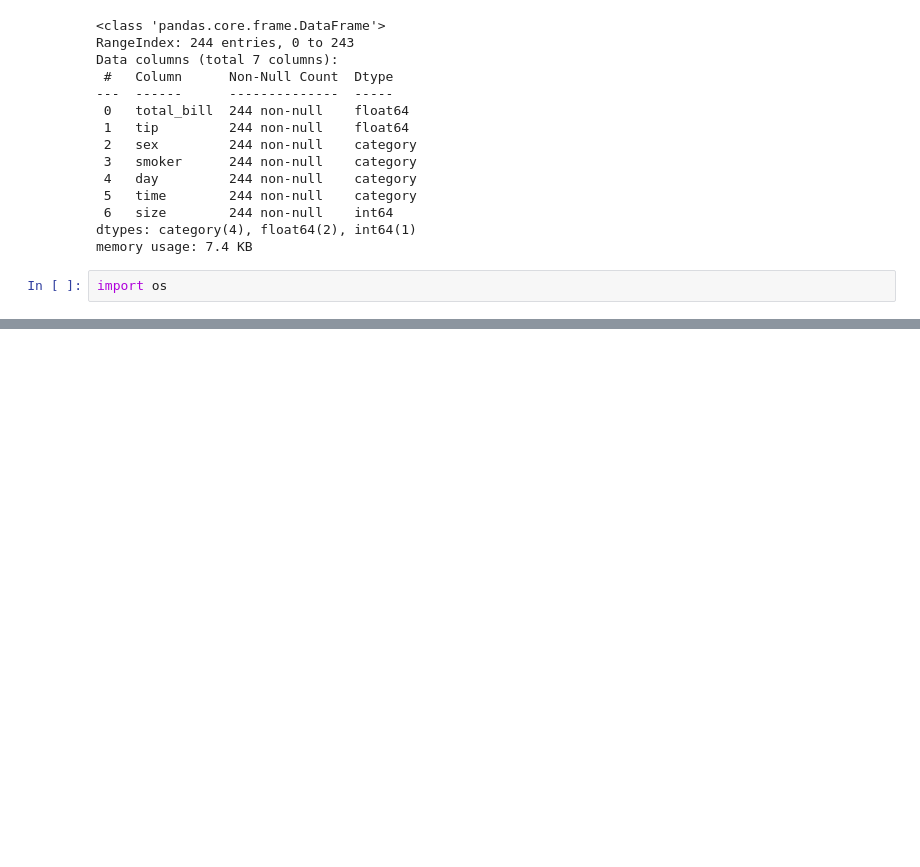
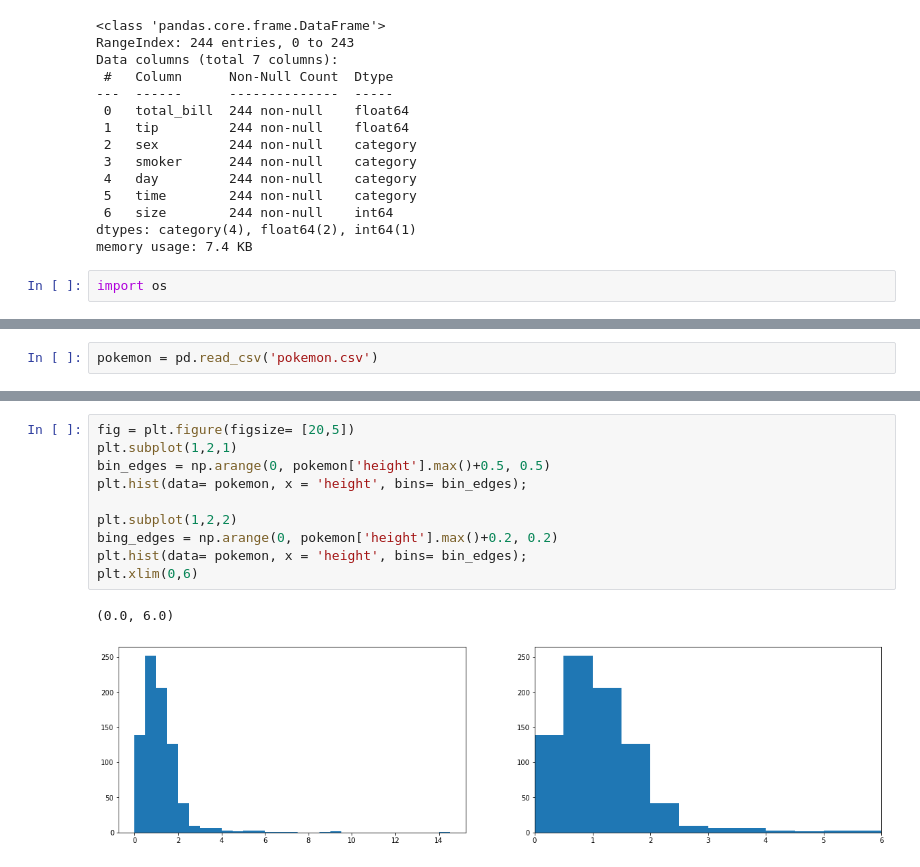
Before and after one commit to Crownthirst/Learning-Journey, a Jupyter notebook: Python/Practice1.ipynb, the cells around one changed output, grey strips where cells are left out. Drawn from its saved outputs; the diff is of its cells as text; blank space fills up the shorter version.

```diff
--- a/Python/Practice1.ipynb
+++ b/Python/Practice1.ipynb
@@ -108,0 +79,2 @@ sport.to_excel('output/sport-output-python.xlsx')
+# %%
+pokemon = pd.read_csv('pokemon.csv')
@@ -108,0 +90,13 @@ sport.to_excel('output/sport-output-python.xlsx')
+# %%
+fig = plt.figure(figsize= [20,5])
+plt.subplot(1,2,1)
+bin_edges = np.arange(0, pokemon['height'].max()+0.5, 0.5)
+plt.hist(data= pokemon, x = 'height', bins= bin_edges);
+
+plt.subplot(1,2,2)
+bing_edges = np.arange(0, pokemon['height'].max()+0.2, 0.2)
+plt.hist(data= pokemon, x = 'height', bins= bin_edges);
+plt.xlim(0,6)
+# %% [output]
+(0.0, 6.0)
+[figure, added]
```
Also changed, not shown: parts of 18 cells of this notebook, 4 other files.
